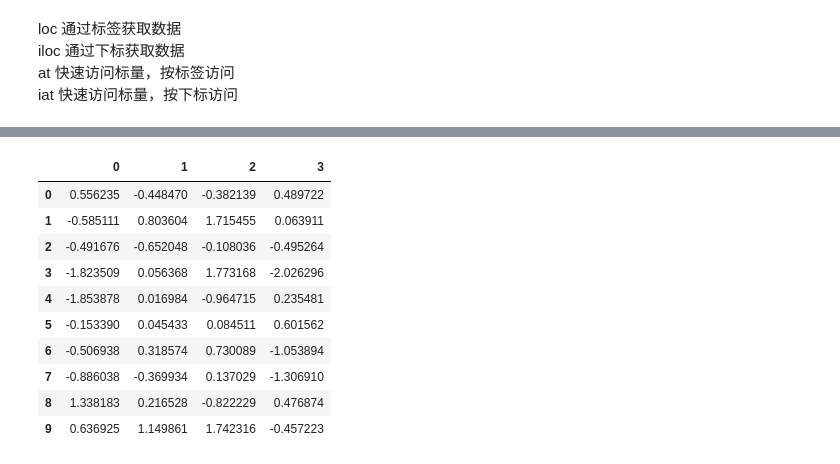
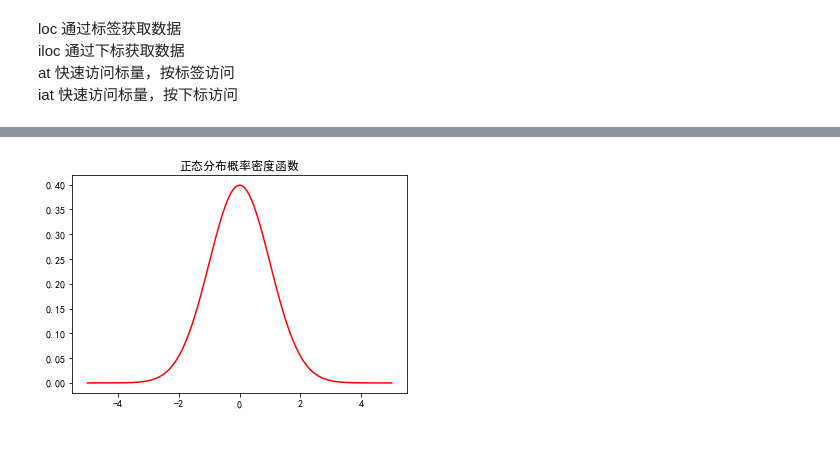
Before and after one commit to zmLucky/CodeStudy, a Jupyter notebook: py/pd.ipynb, the cells around one changed output, grey strips where cells are left out. Cells and saved outputs as stored; diff of their text form; code cells hidden in the pictures.

Commit message:
stat

```diff
--- a/py/pd.ipynb
+++ b/py/pd.ipynb
@@ -255,15 +82,2 @@ Freq: D, dtype: float64
 # %%
 df = pd.DataFrame(np.random.randn(10,4))
-df
-# %% [output]
-|  | 0 | 1 | 2 | 3 |
-| 0 | 0.556235 | -0.448470 | -0.382139 | 0.489722 |
-| 1 | -0.585111 | 0.803604 | 1.715455 | 0.063911 |
-| 2 | -0.491676 | -0.652048 | -0.108036 | -0.495264 |
-| 3 | -1.823509 | 0.056368 | 1.773168 | -2.026296 |
-| 4 | -1.853878 | 0.016984 | -0.964715 | 0.235481 |
-| 5 | -0.153390 | 0.045433 | 0.084511 | 0.601562 |
-| 6 | -0.506938 | 0.318574 | 0.730089 | -1.053894 |
-| 7 | -0.886038 | -0.369934 | 0.137029 | -1.306910 |
-| 8 | 1.338183 | 0.216528 | -0.822229 | 0.476874 |
-| 9 | 0.636925 | 1.149861 | 1.742316 | -0.457223 |
@@ -269,0 +95,14 @@ df
+# %%
+import matplotlib.pyplot as plt
+from scipy import stats
+
+plt.rcParams['font.sans-serif'] = ['SimHei']  # 用来正常显示中文
+plt.rcParams['axes.unicode_minus'] = False  # 用来正常显示负号
+
+x = np.linspace(-5, 5, 100000)
+y = stats.norm.pdf(x, 0, 1)
+plt.plot(x, y, c='red')
+plt.title('正态分布概率密度函数')
+plt.show()
+# %% [output]
+[figure, added]
```
Also changed, not shown: parts of 32 cells of this notebook, 1 other file.
